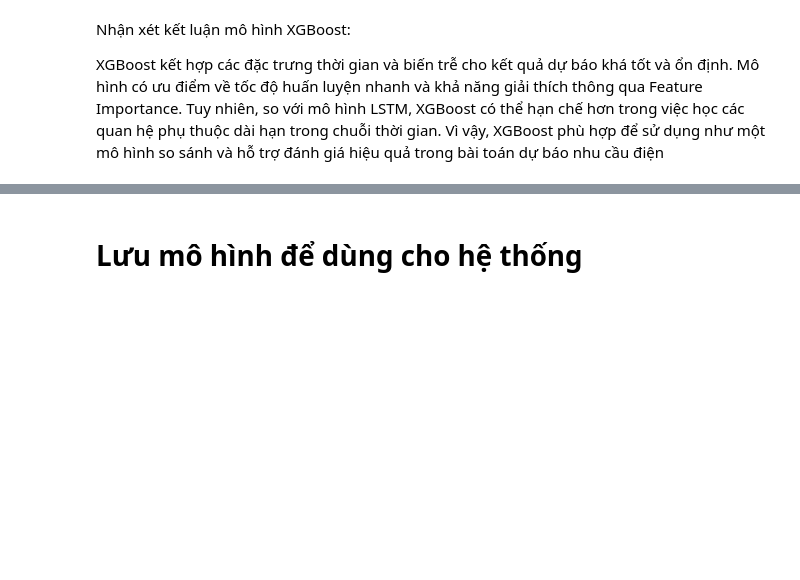
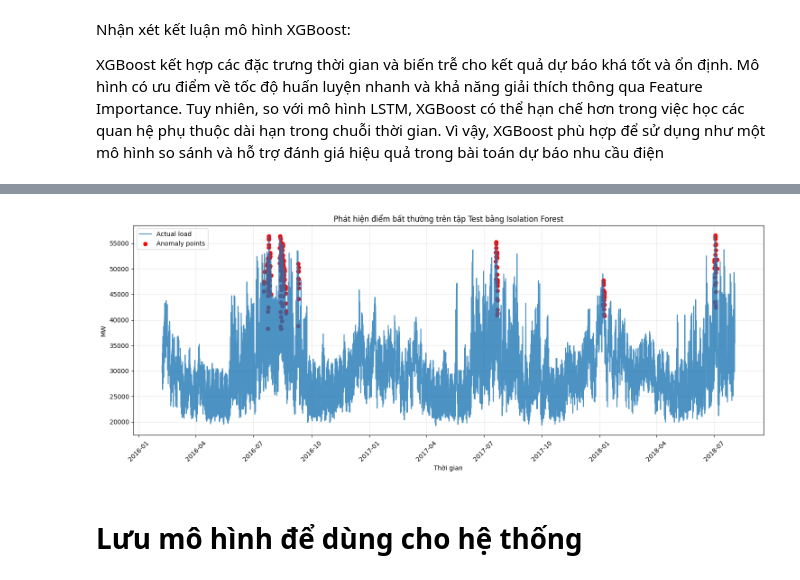
Before and after one commit to XMai2324/Electricity_forecasting, a Jupyter notebook: notebooks/xgboost.ipynb, the cells around one changed output, grey strips where cells are left out. Drawn from its saved outputs; the diff is of its cells as text; code cells hidden in the pictures; blank space fills up the shorter version.

```diff
--- a/notebooks/xgboost.ipynb
+++ b/notebooks/xgboost.ipynb
@@ -541,3 +526,27 @@ plt.show()
 Nhận xét kết luận mô hình XGBoost:
 
 XGBoost kết hợp các đặc trưng thời gian và biến trễ cho kết quả dự báo khá tốt và ổn định. Mô hình có ưu điểm về tốc độ huấn luyện nhanh và khả năng giải thích thông qua Feature Importance. Tuy nhiên, so với mô hình LSTM, XGBoost có thể hạn chế hơn trong việc học các quan hệ phụ thuộc dài hạn trong chuỗi thời gian. Vì vậy, XGBoost phù hợp để sử dụng như một mô hình so sánh và hỗ trợ đánh giá hiệu quả trong bài toán dự báo nhu cầu điện
+# %%
+from sklearn.ensemble import IsolationForest
+
+# Huấn luyện mô hình Isolation Forest trên tập train
+iso_model = IsolationForest(
+    n_estimators=200,
+    contamination=0.01,   # có thể tăng lên 0.02 hoặc 0.03 nếu muốn thấy nhiều điểm bất thường hơn
+    random_state=42
+)
+
+iso_model.fit(X_train)
+
+# Dự đoán bất thường trên tập test
+test_anomaly = test[["timestamp", "load"]].copy()
+test_anomaly["xgb_pred"] = y_pred
+test_anomaly["anomaly_label"] = iso_model.predict(X_test)      # 1: bình thường, -1: bất thường
+test_anomaly["anomaly_score"] = iso_model.decision_function(X_test)
+
+# Lọc các điểm bất thường
+anomaly_points = test_anomaly[test_anomaly["anomaly_label"] == -1].copy()
+anomaly_points = anomaly_points.sort_values("anomaly_score")
+
+print("Tổng số điểm bất thường phát hiện được:", len(anomaly_points))
+anomaly_points.head(10)
@@ -544,3 +566,24 @@ XGBoost kết hợp các đặc trưng thời gian và biến trễ cho kết qu
+# %%
+plt.figure(figsize=(15,6))
+plt.plot(test_anomaly["timestamp"], test_anomaly["load"], label="Actual load", alpha=0.8)
+plt.scatter(
+    anomaly_points["timestamp"],
+    anomaly_points["load"],
+    color="red",
+    s=35,
+    label="Anomaly points"
+)
+
+plt.title("Phát hiện điểm bất thường trên tập Test bằng Isolation Forest")
+plt.xlabel("Thời gian")
+plt.ylabel("MW")
+plt.legend()
+plt.grid(True, alpha=0.3)
+plt.xticks(rotation=45)
+plt.tight_layout()
+plt.show()
+# %% [output]
+[figure, added]
 # %% [markdown]
 # Lưu mô hình để dùng cho hệ thống
 # %%
```
Also changed, not shown: parts of 9 cells of this notebook, 2 other files.
